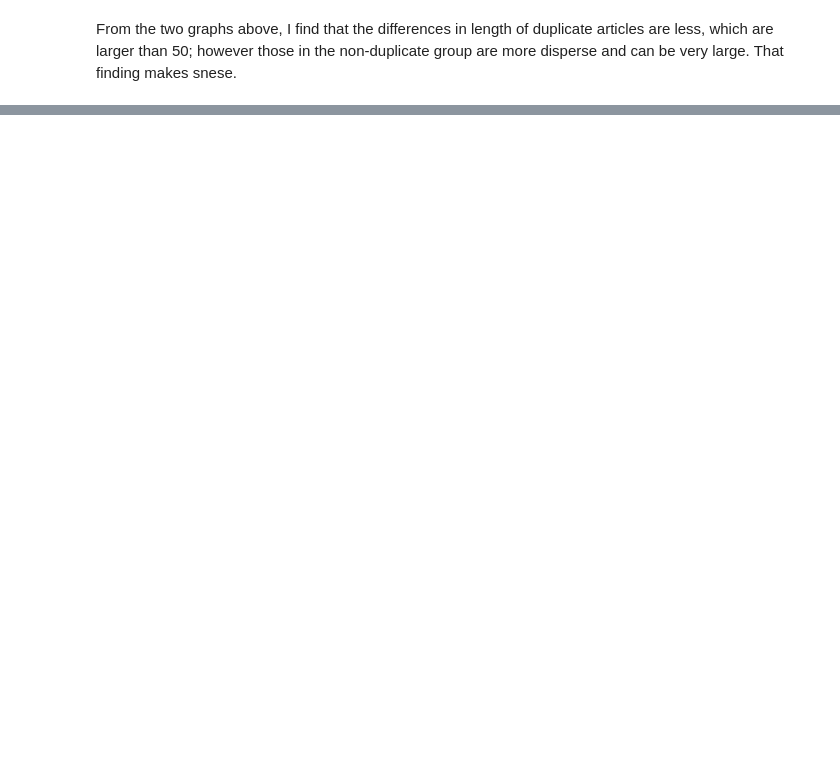
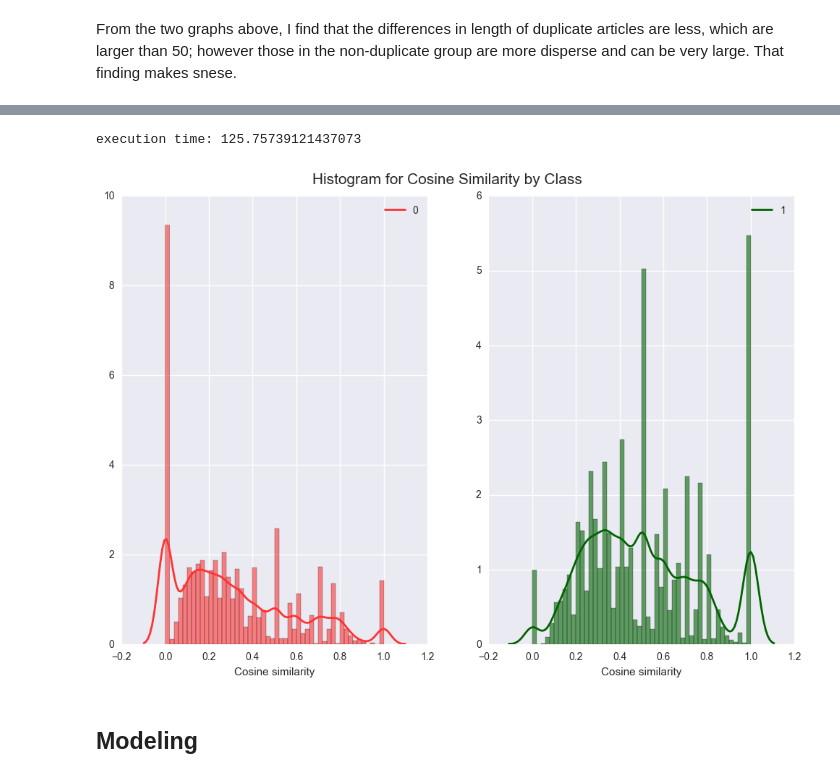
Before and after one commit to lwkuant/Side_project_Duplicate_question_detector, a Jupyter notebook: Duplicate_question_detector.ipynb, the cells around one changed output, grey strips where cells are left out. Cells and saved outputs as stored; diff of their text form; code cells hidden in the pictures; blank space fills up the shorter version.

```diff
--- a/Duplicate_question_detector.ipynb
+++ b/Duplicate_question_detector.ipynb
@@ -208,0 +450,50 @@ From the two graphs above, I find that the differences in length of duplicate ar
+# %%
+### Calculate the original cosine similarity
+
+def cal_cos_sim_original(df):
+
+    from nltk.corpus import wordnet as wn
+    from sklearn.feature_extraction.text import TfidfVectorizer
+
+    cos_sim = []
+
+    for i in range(len(df)):
+
+        try:
+            corpus = [df['q1_pos_lem_con'][i], df['q2_pos_lem_con'][i]]
+            vectorizer = TfidfVectorizer()
+            tf_mat = vectorizer.fit_transform(corpus).todense()
+            vec_1 = np.array(tf_mat[0])
+            vec_2 = np.array(tf_mat[1])
+
+            cos_sim.append(float(np.dot(vec_1, vec_2.T)/(np.linalg.norm(vec_1)*np.linalg.norm(vec_2))))
+        except:
+            cos_sim.append(0)
+
+    return cos_sim
+
+start_time = time.time()
+df_tr['cos_sim_original'] = cal_cos_sim_original(df_tr)
+print('execution time:', (time.time() - start_time))
+# %% [output]
+execution time: 125.75739121437073
+# %%
+df_tr['cos_sim_original'][np.isnan(df_tr['cos_sim_original'].values)] = 0
+# %%
+color_list = ['#FF3333', '#006400']
+
+fig = plt.figure(figsize=[12, 8])
+plt.suptitle('Histogram for Cosine Similarity by Class', fontsize=15, y=0.94)
+for ind, col in enumerate(np.unique(df['is_duplicate']), start=1):
+    axes = fig.add_subplot(1, 2, ind)
+    sns.distplot(df_tr['cos_sim_original'][df_tr['is_duplicate'].values == col].values,
+                kde_kws={'alpha':1, 'label': str(col), 'lw':2},
+                bins=50,
+                color = color_list[ind-1],
+                hist_kws={'alpha':0.6})
+    axes.set_xlabel('Cosine similarity')
+    axes.legend()
+# %% [output]
+[figure, added]
+# %% [markdown]
+## Modeling
```
Also changed, not shown: parts of 22 cells of this notebook.
